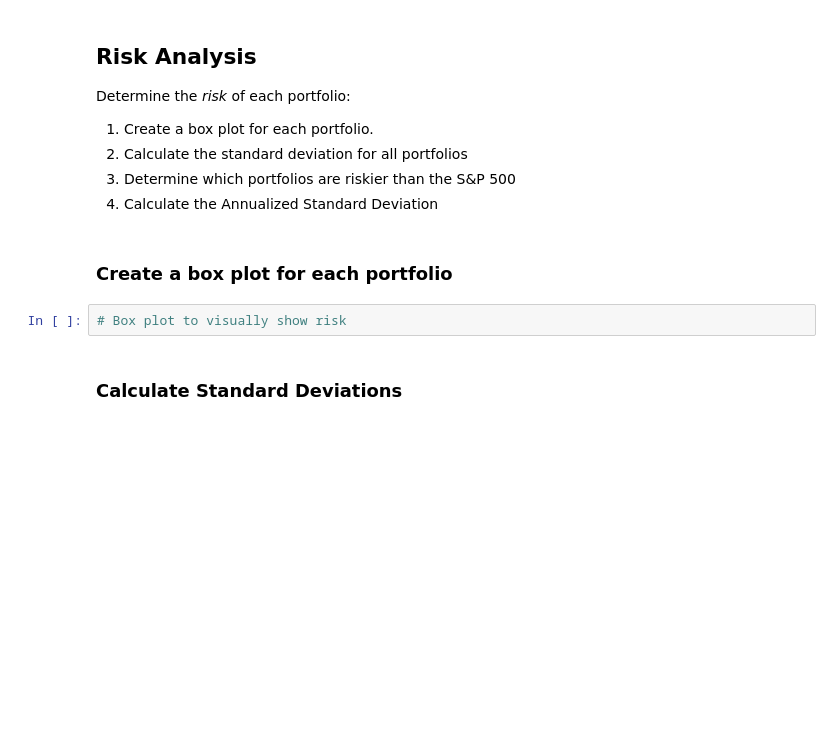
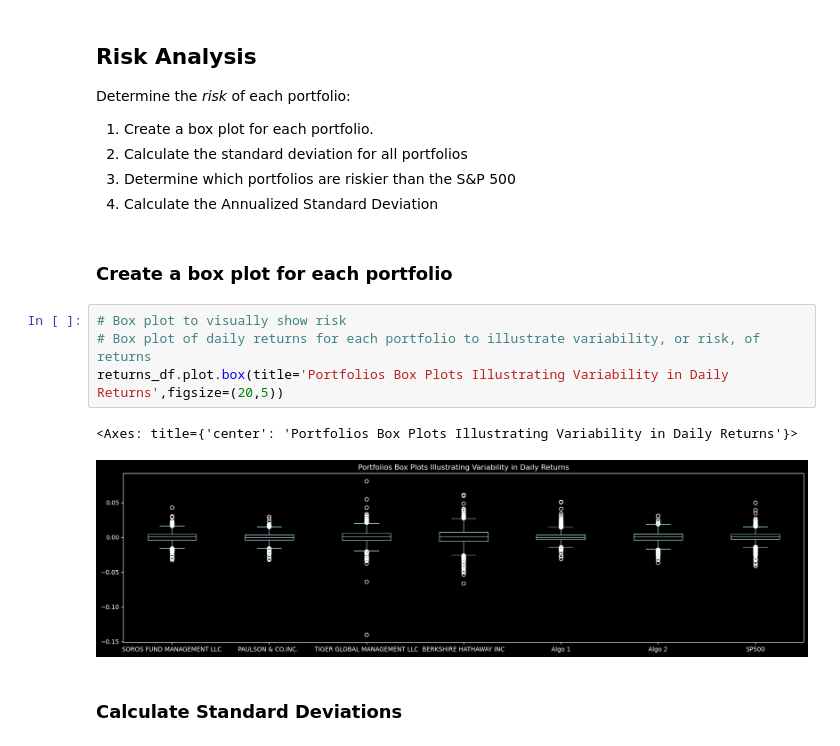
Before and after one commit to boz-tcm/pandas-challenge, a Jupyter notebook: whale_analysis.ipynb, the cells around one changed output. Drawn from its saved outputs; the diff is of its cells as text; blank space fills up the shorter version.

```diff
--- a/whale_analysis.ipynb
+++ b/whale_analysis.ipynb
@@ -328,8 +415,13 @@ Determine the _risk_ of each portfolio:
 5. Calculate the Annualized Standard Deviation
 # %% [markdown]
 ### Create a box plot for each portfolio
-# %%
-# Box plot to visually show risk
+# %%
+# Box plot to visually show risk
+# Box plot of daily returns for each portfolio to illustrate variability, or risk, of returns
+returns_df.plot.box(title='Portfolios Box Plots Illustrating Variability in Daily Returns',figsize=(20,5))
+# %% [output]
+<Axes: title={'center': 'Portfolios Box Plots Illustrating Variability in Daily Returns'}>
+[figure, added]
 # %% [markdown]
 ### Calculate Standard Deviations
 # %%
```
Also changed, not shown: parts of 20 cells of this notebook, 2 other files.
